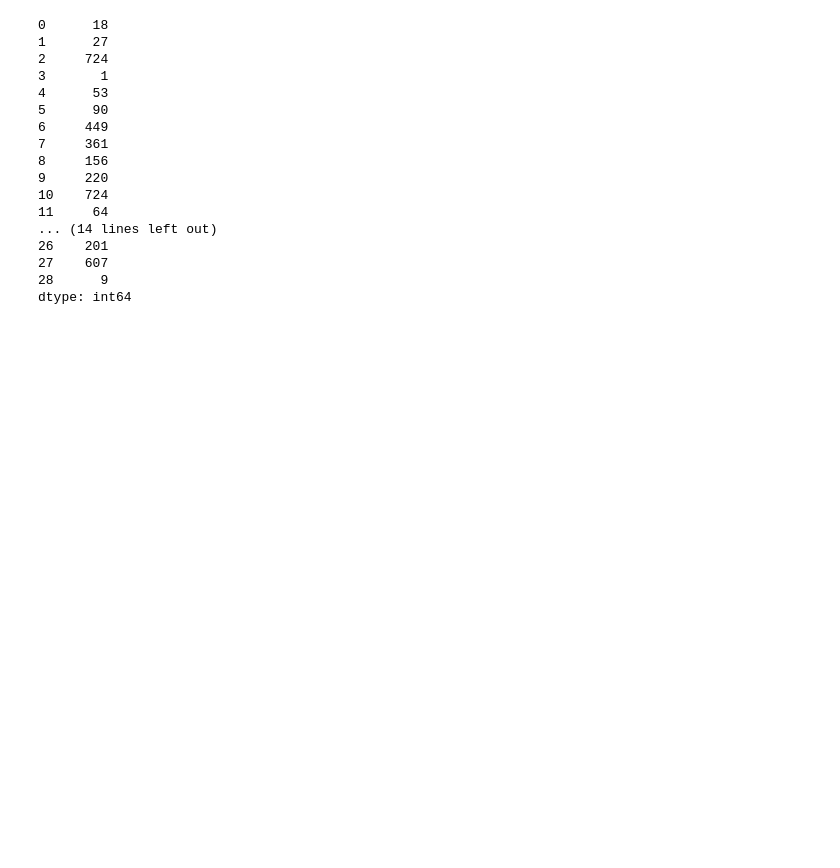
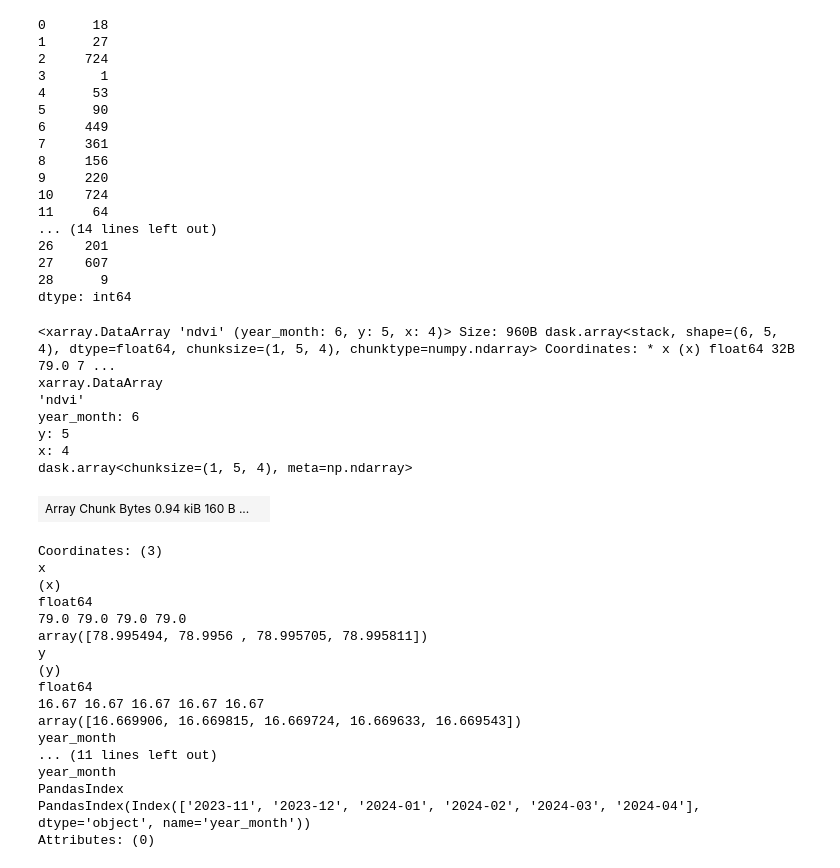
Before and after one commit to manukala6/crop_health_monitor, a Jupyter notebook: collect_time_series.ipynb, the cells around one changed output. Cells and saved outputs as stored; diff of their text form; code cells hidden in the pictures; blank space fills up the shorter version.

```diff
--- a/collect_time_series.ipynb
+++ b/collect_time_series.ipynb
@@ -189,0 +192,29 @@ for idx, plot in tqdm(enumerate(train_part_28.iterrows()), total=len(train_part_
+# %%
+monthly_ndvi = plot["ndvi"].groupby("year_month").mean()
+monthly_ndvi
+# %% [output]
+<xarray.DataArray 'ndvi' (year_month: 6, y: 5, x: 4)> Size: 960B dask.array<stack, shape=(6, 5, 4), dtype=float64, chunksize=(1, 5, 4), chunktype=numpy.ndarray> Coordinates: * x (x) float64 32B 79.0 7 ...
+xarray.DataArray
+'ndvi'
+year_month: 6
+y: 5
+x: 4
+dask.array<chunksize=(1, 5, 4), meta=np.ndarray>
+| Array Chunk Bytes 0.94 kiB 160 B ... |  |
+Coordinates: (3)
+x
+(x)
+float64
+79.0 79.0 79.0 79.0
+array([78.995494, 78.9956 , 78.995705, 78.995811])
+y
+(y)
+float64
+16.67 16.67 16.67 16.67 16.67
+array([16.669906, 16.669815, 16.669724, 16.669633, 16.669543])
+year_month
+... (11 lines left out)
+year_month
+PandasIndex
+PandasIndex(Index(['2023-11', '2023-12', '2024-01', '2024-02', '2024-03', '2024-04'], dtype='object', name='year_month'))
+Attributes: (0)
```
Also changed, not shown: parts of 3 cells of this notebook.
